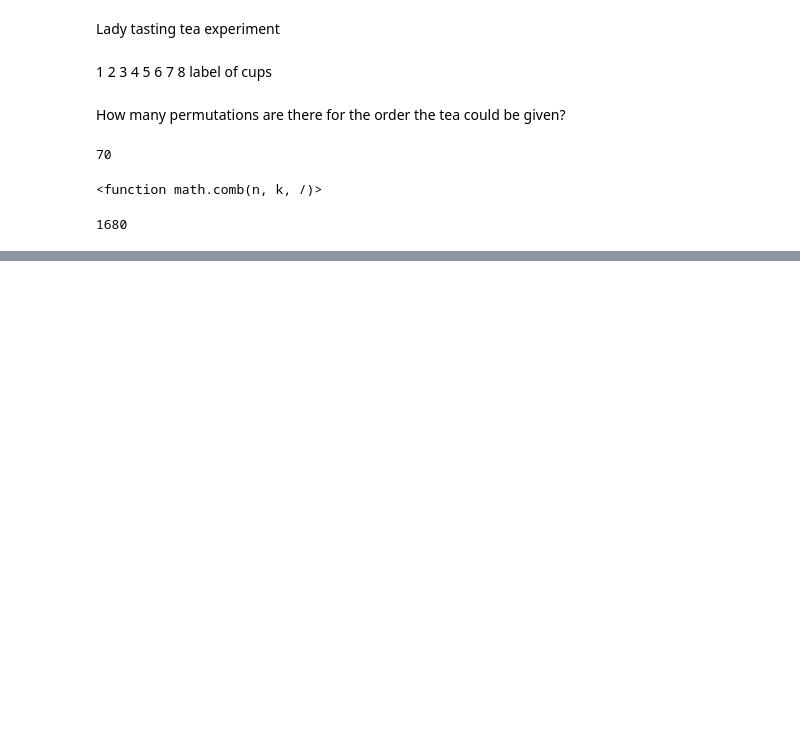
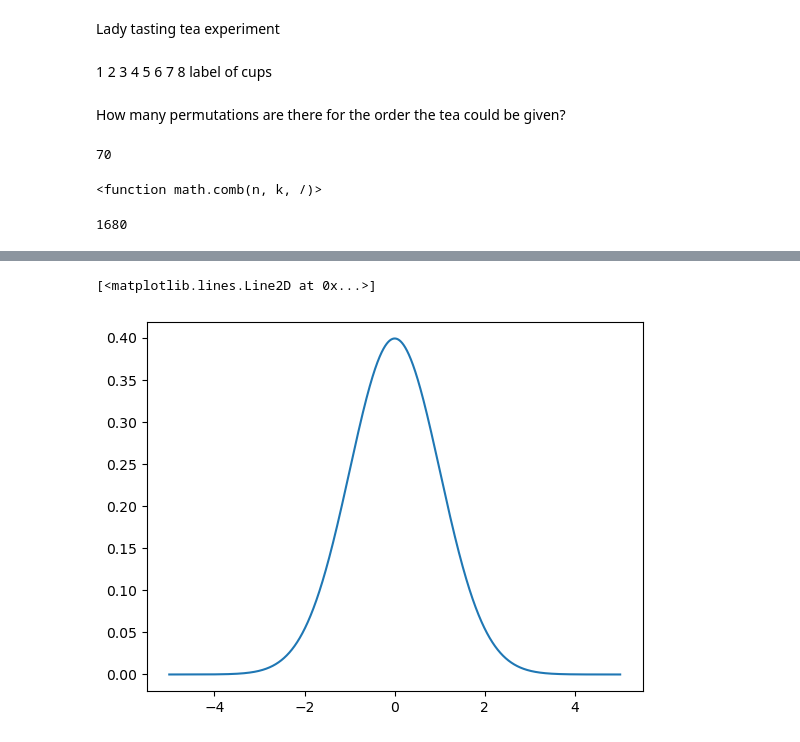
Before and after one commit to Kevin002023/applied_statistics, a Jupyter notebook: roughwork.ipynb, the cells around one changed output, grey strips where cells are left out. Drawn from its saved outputs; the diff is of its cells as text; code cells hidden in the pictures; blank space fills up the shorter version.

```diff
--- a/roughwork.ipynb
+++ b/roughwork.ipynb
@@ -36,0 +143,6 @@ ways_ordered
+# %%
+def f(x):
+  sigma = 1
+  mu = 0.0
+  norm = 1.0 / np.sqrt(2.0*np.pi * sigma**2)
+  return norm * np.exp(-(x -mu)**2 / (2.0 * sigma**2))
@@ -36,0 +153,16 @@ ways_ordered
+# %%
+
+
+# CReate an x range
+x = np.linspace (-5, 5, 10001)#
+
+y = f(x)
+# %%
+# Create an empty plot
+
+fig, ax = plt.subplots()
+
+ax.plot(x, y)
+# %% [output]
+[<matplotlib.lines.Line2D at 0x...>]
+[figure, added]
```
Also changed, not shown: parts of 14 cells of this notebook, 1 other file.
